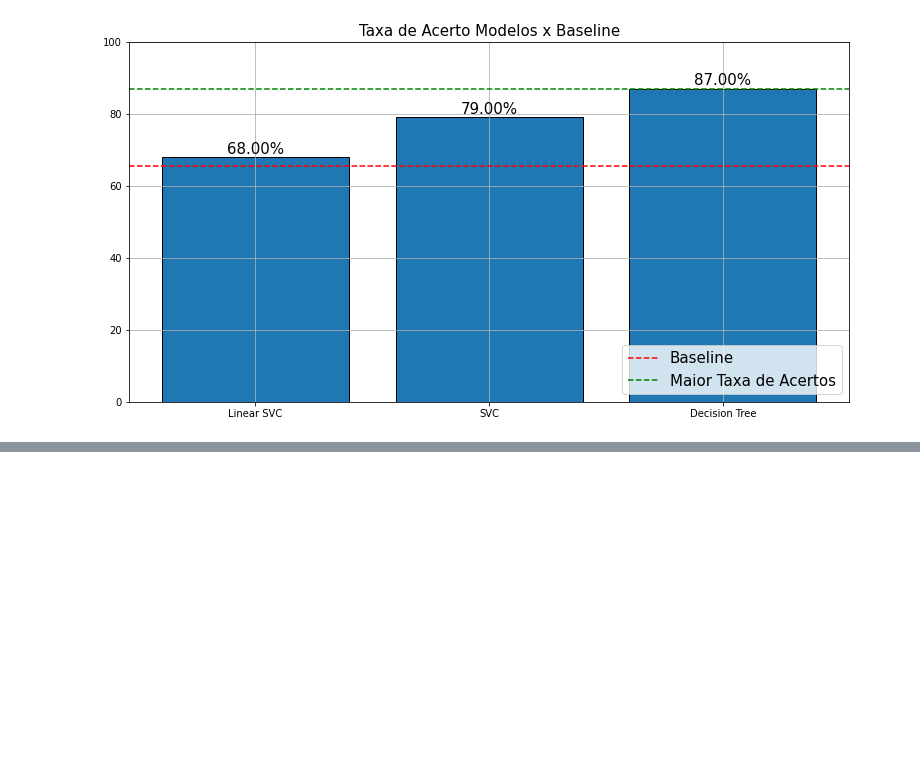
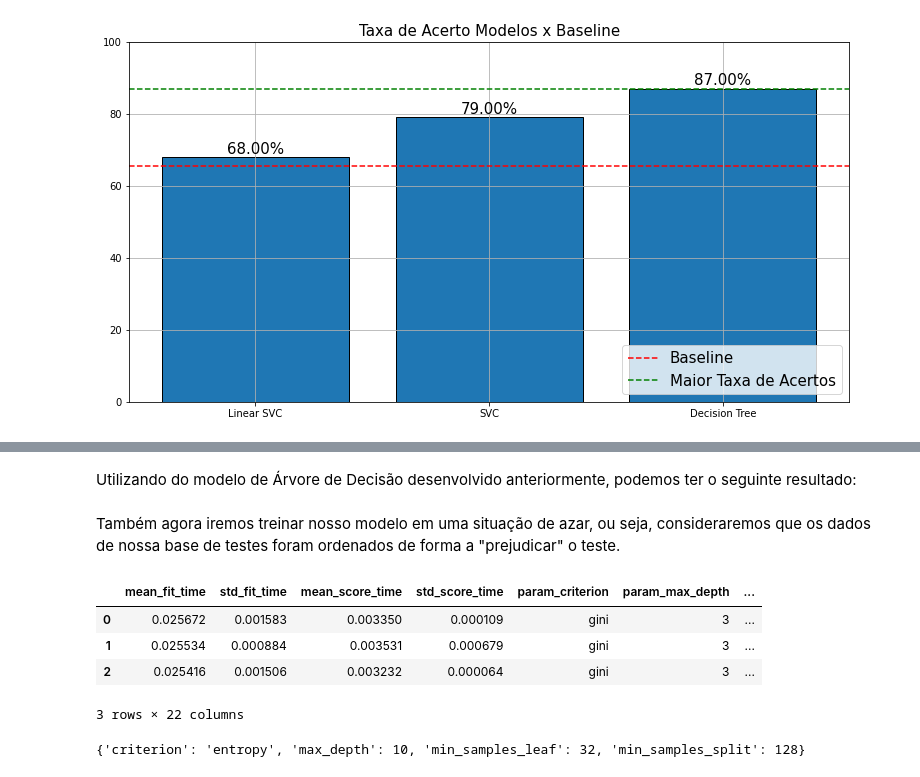
Before and after one commit to mfaysoares/Alura_Cash, a Jupyter notebook: Alura_Cash.ipynb, the cells around one changed output, grey strips where cells are left out. Saved outputs shown, nothing was run; the diff lists cells and outputs as text; code cells hidden in the pictures; blank space fills up the shorter version.

```diff
--- a/Alura_Cash.ipynb
+++ b/Alura_Cash.ipynb
@@ -641,0 +649,19 @@ for bar in eixo.patches:
+# %% [markdown]
+
+Utilizando do modelo de Árvore de Decisão desenvolvido anteriormente, podemos ter o seguinte resultado:
+# %%
+SEED = 44
+np.random.seed(SEED)
+
+espaco_parametros = {
+    'max_depth':[3,10],
+    'min_samples_split':[32,64,128],
+    'min_samples_leaf':[32,64,128],
+    'criterion':['gini','entropy']
+}
+
+busca = GridSearchCV(DecisionTreeClassifier(),
+                     espaco_parametros,
+                     cv = KFold(n_splits = 10))
+# %% [markdown]
+Também agora iremos treinar nosso modelo em uma situação de azar, ou seja, consideraremos que os dados de nossa base de testes foram ordenados de forma a "prejudicar" o teste.
@@ -641,0 +674,14 @@ for bar in eixo.patches:
+# %%
+busca.fit(x_azar, y_azar)
+resultados = pd.DataFrame(busca.cv_results_)
+resultados.head(3)
+# %% [output]
+|  | mean_fit_time | std_fit_time | mean_score_time | std_score_time | param_criterion | param_max_depth | ... |
+| 0 | 0.025672 | 0.001583 | 0.003350 | 0.000109 | gini | 3 | ... |
+| 1 | 0.025534 | 0.000884 | 0.003531 | 0.000679 | gini | 3 | ... |
+| 2 | 0.025416 | 0.001506 | 0.003232 | 0.000064 | gini | 3 | ... |
+3 rows × 22 columns
+# %%
+print(busca.best_params_)
+# %% [output]
+{'criterion': 'entropy', 'max_depth': 10, 'min_samples_leaf': 32, 'min_samples_split': 128}
```
Also changed, not shown: parts of 19 cells of this notebook.
